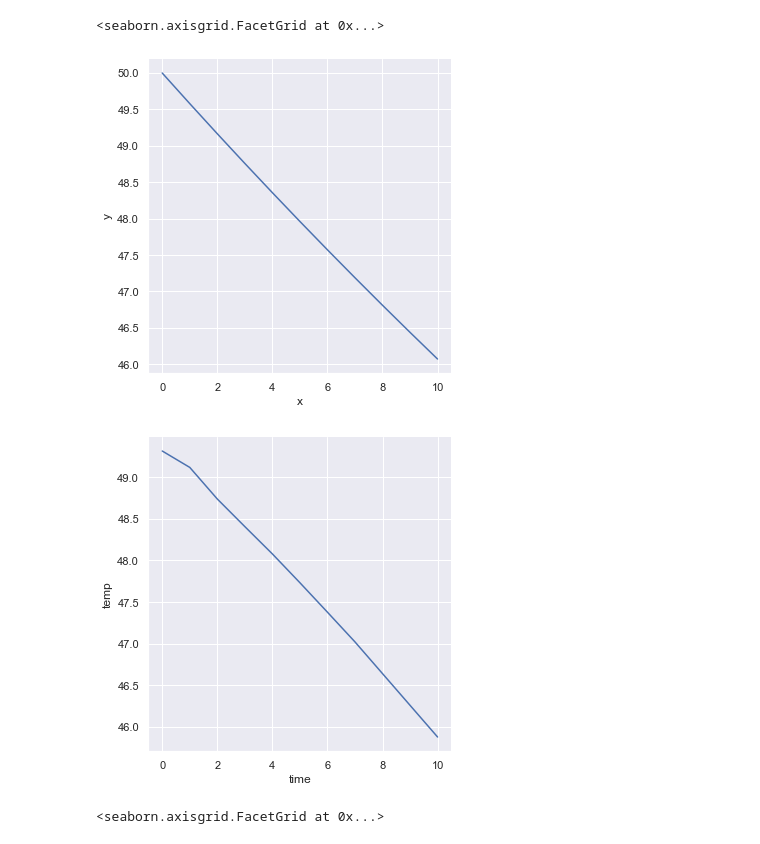
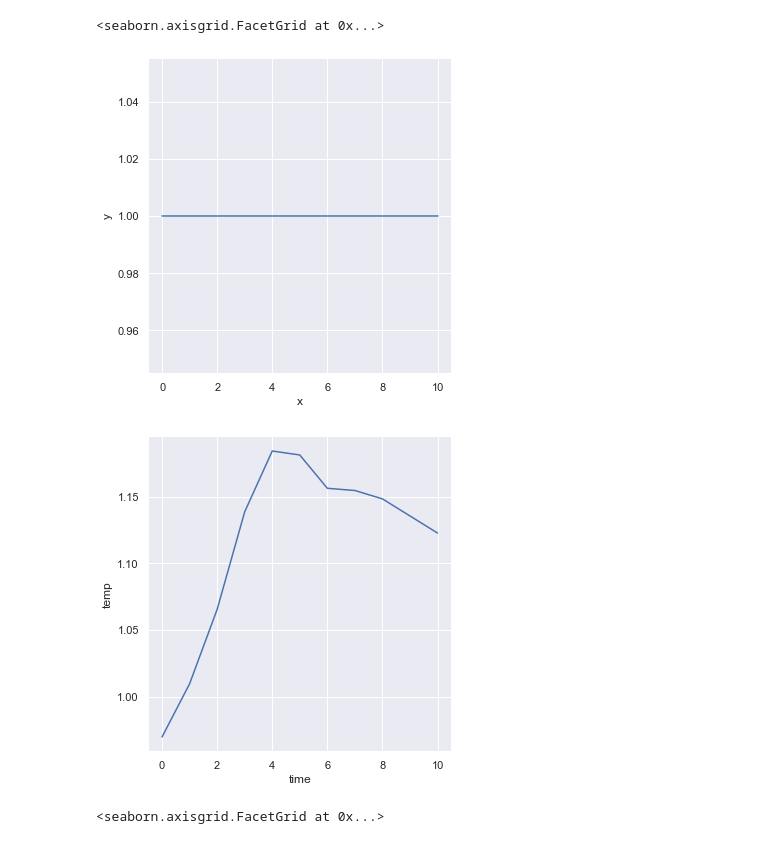
Before and after one commit to runnily/3095-Simulations-of-hybrid-systems-using-neural-networks, a Jupyter notebook: plots/plots.ipynb, the cells around one changed output. Drawn from its saved outputs; the diff is of its cells as text; code cells hidden in the pictures.

```diff
--- a/plots/plots.ipynb
+++ b/plots/plots.ipynb
@@ -4,25 +4,25 @@ import matplotlib as plt
 import pandas as pd
 # %%
 sns.set_theme()
-data_df = pd.read_csv('../data/cooling.csv', usecols=[0,1,3], nrows=11)
-preds_df = pd.read_csv('../data/preds/cooling.csv', usecols=[0,1], nrows=11)
+data_df = pd.read_csv('../data/cooling.csv', usecols=[2,3], nrows=11)
+preds_df = pd.read_csv('../data/preds/cooling.csv', usecols=[2,3], nrows=11)
 sns.relplot(
     data=data_df, kind="line",
     x="x", y="y",
     palette='rocket',
     #hue='state'style="state",markers=True
 )
 
 sns.relplot(
     data=preds_df, kind="line",
     x="time", y="temp",
     palette='rocket',
     #hue='state'style="state",markers=True
 )
 # %% [output]
 <seaborn.axisgrid.FacetGrid at 0x...>
-[figure, old version]
+[figure, new version]
-[figure, old version]
+[figure, new version]
 # %%
 df = pd.read_csv('../data/thermostat.csv', usecols=[0,1,3], nrows=11)
 sns.relplot(
```
Also changed, not shown: parts of 3 cells of this notebook, 29 other files.
